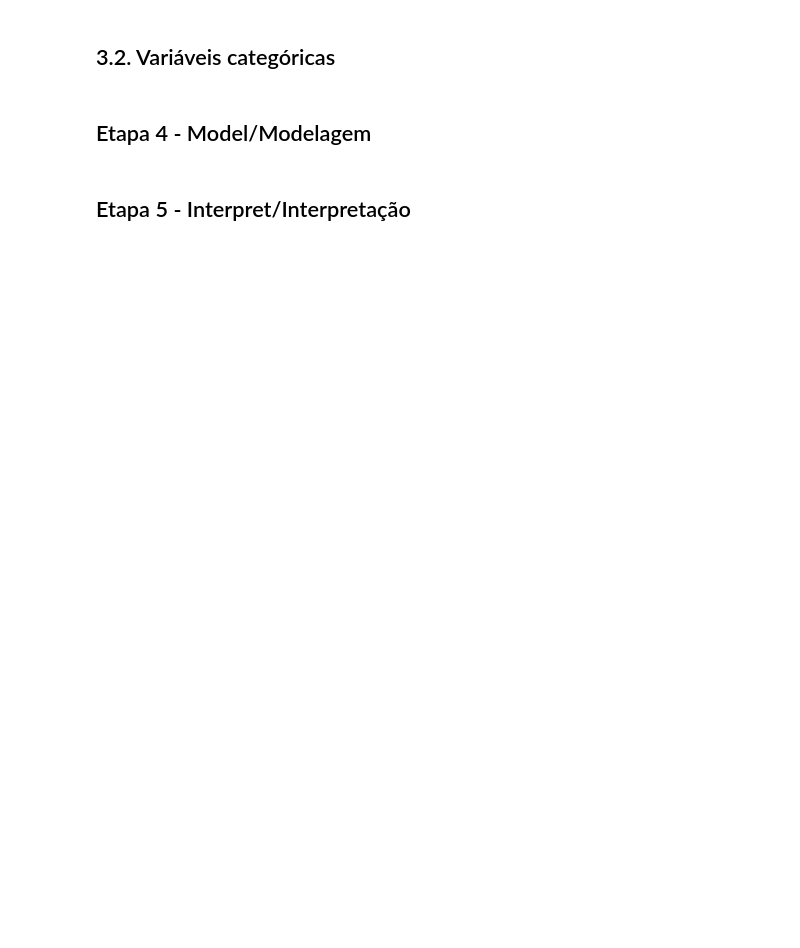
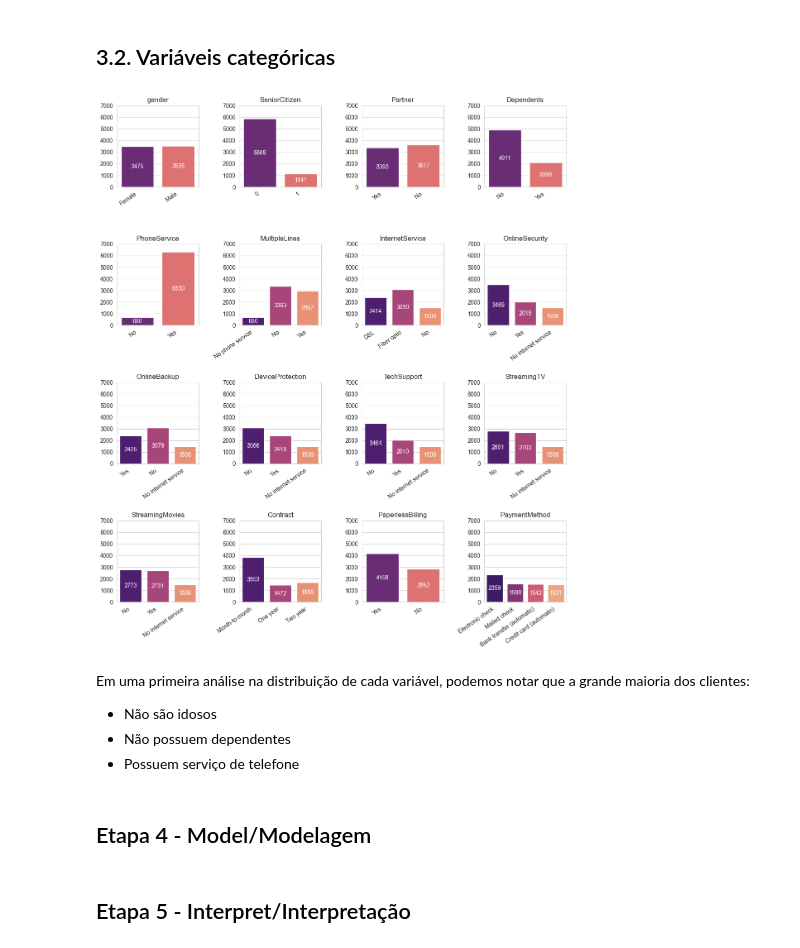
Before and after one commit to eloabe/churn-analysis, a Jupyter notebook: notebook1.ipynb, the cells around one changed output. Drawn from its saved outputs; the diff is of its cells as text; code cells hidden in the pictures; blank space fills up the shorter version.

Commit message:
análise univariada das var categoricas

```diff
--- a/notebook1.ipynb
+++ b/notebook1.ipynb
@@ -250,5 +237,29 @@ fig.tight_layout()
 # %% [markdown]
 ## 3.2. Variáveis categóricas
+# %%
+#Para as variáveis categóricas, checamos como está sua distribuição
+
+fig, axes = plt.subplots(4, 4, figsize = (14, 15))
+
+#índices dos subplots
+count = list( product( list(range(4)), list(range(4)) ) )
+
+for var, ax in zip(categoricas, count):
+    sns.countplot(x = df[var], ax = axes[ax], palette = 'magma')
+
+    axes[ax].set(title = var, xlabel=None, ylabel=None, ylim = [0, 7000])
+    axes[ax].set_xticklabels(axes[ax].get_xticklabels(), rotation=35, ha='right')
+    axes[ax].bar_label(axes[ax].containers[0], label_type='center', color='white')
+
+plt.subplots_adjust(left=None, bottom=0.1, right=0.9, top=0.9, wspace=0.5, hspace=0.7)
+# %% [output]
+[figure, added]
+# %% [markdown]
+Em uma primeira análise na distribuição de cada variável, podemos notar que a grande maioria dos clientes:
+
+- Não são idosos
+- Não possuem dependentes
+- Possuem serviço de telefone
 # %% [markdown]
 ## Etapa 4 - Model/Modelagem
 # %% [markdown]
```
Also changed, not shown: parts of 7 cells of this notebook.
